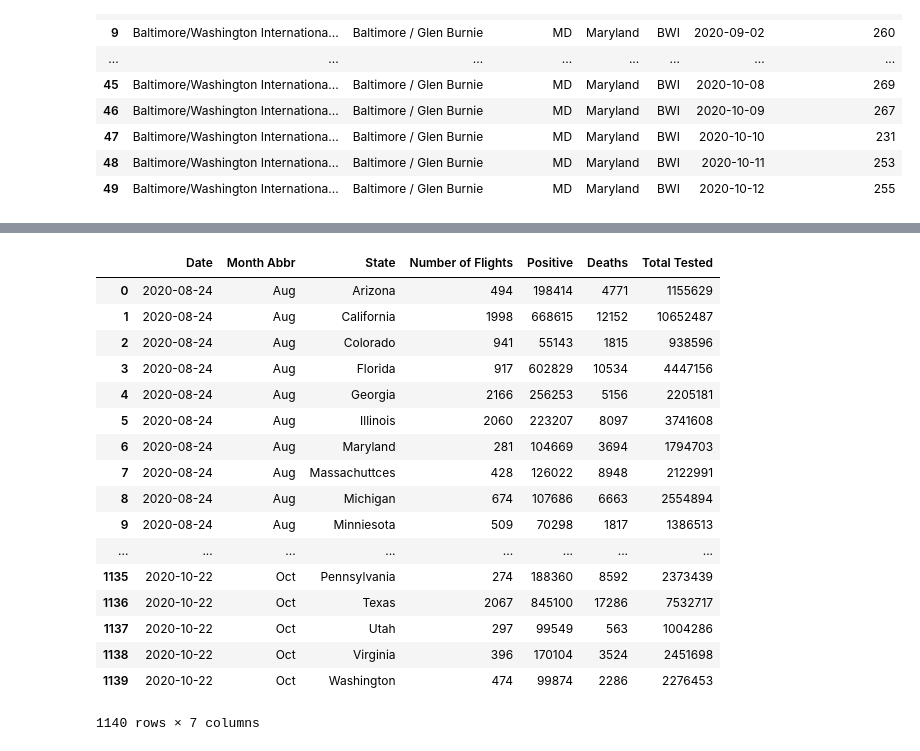
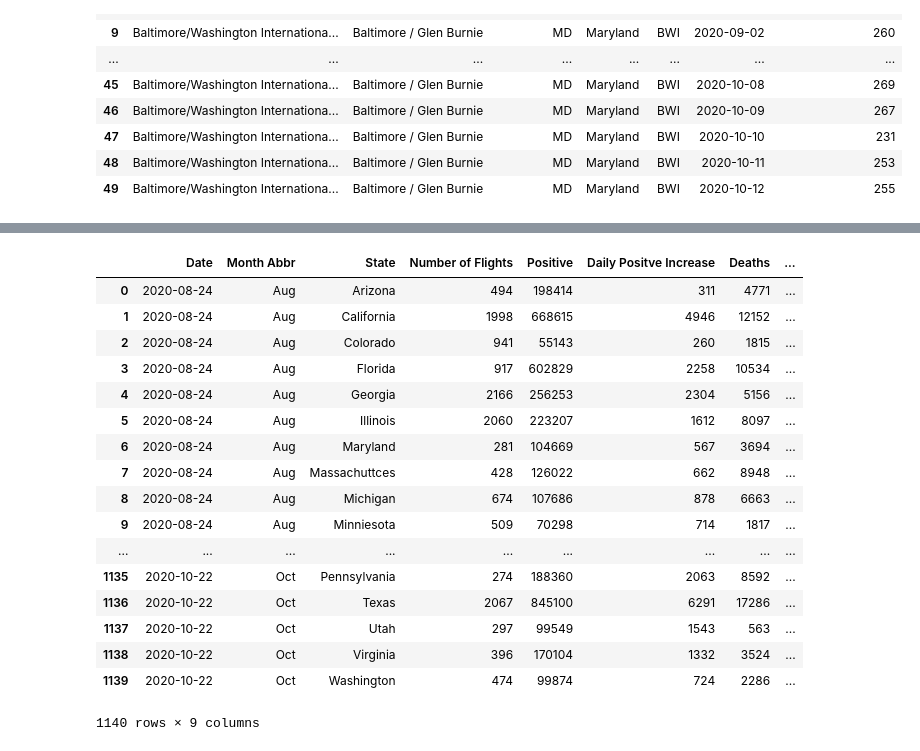
Before and after one commit to MersedehSP/Covid_Analyzer, a Jupyter notebook: Project1.ipynb, the cells around one changed output, grey strips where cells are left out. Cells and saved outputs as stored; diff of their text form; code cells hidden in the pictures.

```diff
--- a/Project1.ipynb
+++ b/Project1.ipynb
@@ -75,7 +75,7 @@ response = requests.get(covid_base_url).json()
 
 # pull the data from a source df to a target df by creating a new df
 
-covid_df = pd.DataFrame(response, columns=['date', 'state', 'positive', 'death', 'hospitalized', 'totalTestResults'])
+covid_df = pd.DataFrame(response, columns=['date', 'state', 'positive', 'death', 'hospitalized', 'totalTestResults', 'positiveIncrease', 'totalTestResultsIncrease'])
 
 #covid_df.fillna(0) replacing the NAN values with zero
 covid_df['hospitalized'] =covid_df['hospitalized'].fillna(0)
@@ -250,6 +250,7 @@ flights_df
 #Merge states data with flights data
 
 merged_df = states_abbrev_df.merge(flights_df, on='IATA')
+merged_df['Date'] = merged_df['Date'].astype(str)
 merged_df.head(50)
 # %% [output]
 |  | Airport | City | state_abbrev | State | IATA | Date | Total Landed Flights |
@@ -346,6 +347,7 @@ merged_df
 # %%
 project_df = pd.DataFrame({"Date": merged_df['Date'], "Month": merged_df["Month"], "State": merged_df["State"],
                           "Number of Flights": merged_df["Total Landed Flights"], "Positive": merged_df["positive"],
-                           "Deaths": merged_df["death"],"Total Tested": merged_df["totalTestResults"] })
+                          "Daily Positve Increase": merged_df["positiveIncrease"], "Deaths": merged_df["death"],
+                          "Total Tested": merged_df["totalTestResults"], "Daily Test Increase": merged_df['totalTestResultsIncrease']})
 project_df
 # %% [output]
@@ -369,5 +372,5 @@ project_df
 # %%
-aggregation_functions = {'Number of Flights': 'sum', 'Positive': 'first', 'Deaths': 'first', 'Total Tested': 'first'}
+aggregation_functions = {'Number of Flights': 'sum', 'Positive': 'first', 'Daily Positve Increase': 'first', 'Deaths': 'first', 'Total Tested': 'first', 'Daily Test Increase': 'first'}
 
 new_project_df = project_df.groupby(['Date', 'Month', 'State']).aggregate(aggregation_functions).reset_index()
 new_project_df
@@ -405,46 +408,46 @@ month_data_df
 # %%
 month_dict = {1: 'Jan',
               2: 'Feb',
               3: 'Mar',
               4: 'Apr',
               5: 'May',
               6: 'Jun',
               7: 'Jul',
               8: 'Aug',
               9: 'Sep',
               10: 'Oct',
               11: 'Nov',
               12: 'Dec'}
 
 month_ser = pd.Series(month_dict)
 
 month_df = pd.DataFrame(month_ser)
 
 month_df.reset_index(inplace=True)
 
 month_df.columns = ['Month', 'Month Abbr']
 full_data_df = pd.merge(new_project_df, month_df, on='Month')
 full_data_df.drop(['Month'], axis=1)
-final_df = full_data_df[['Date', 'Month Abbr', 'State', 'Number of Flights', 'Positive', 'Deaths', 'Total Tested']]
+final_df = full_data_df[['Date', 'Month Abbr', 'State', 'Number of Flights', 'Positive', 'Daily Positve Increase', 'Deaths', 'Total Tested', 'Daily Test Increase']]
 final_df
 # %% [output]
-|  | Date | Month Abbr | State | Number of Flights | Positive | Deaths | Total Tested |
-| 0 | 2020-08-24 | Aug | Arizona | 494 | 198414 | 4771 | 1155629 |
-| 1 | 2020-08-24 | Aug | California | 1998 | 668615 | 12152 | 10652487 |
-| 2 | 2020-08-24 | Aug | Colorado | 941 | 55143 | 1815 | 938596 |
-| 3 | 2020-08-24 | Aug | Florida | 917 | 602829 | 10534 | 4447156 |
-| 4 | 2020-08-24 | Aug | Georgia | 2166 | 256253 | 5156 | 2205181 |
-| 5 | 2020-08-24 | Aug | Illinois | 2060 | 223207 | 8097 | 3741608 |
-| 6 | 2020-08-24 | Aug | Maryland | 281 | 104669 | 3694 | 1794703 |
-| 7 | 2020-08-24 | Aug | Massachuttces | 428 | 126022 | 8948 | 2122991 |
-| 8 | 2020-08-24 | Aug | Michigan | 674 | 107686 | 6663 | 2554894 |
-| 9 | 2020-08-24 | Aug | Minniesota | 509 | 70298 | 1817 | 1386513 |
-| ... | ... | ... | ... | ... | ... | ... | ... |
-| 1135 | 2020-10-22 | Oct | Pennsylvania | 274 | 188360 | 8592 | 2373439 |
-| 1136 | 2020-10-22 | Oct | Texas | 2067 | 845100 | 17286 | 7532717 |
-| 1137 | 2020-10-22 | Oct | Utah | 297 | 99549 | 563 | 1004286 |
-| 1138 | 2020-10-22 | Oct | Virginia | 396 | 170104 | 3524 | 2451698 |
-| 1139 | 2020-10-22 | Oct | Washington | 474 | 99874 | 2286 | 2276453 |
+|  | Date | Month Abbr | State | Number of Flights | Positive | Daily Positve Increase | Deaths | ... |
+| 0 | 2020-08-24 | Aug | Arizona | 494 | 198414 | 311 | 4771 | ... |
+| 1 | 2020-08-24 | Aug | California | 1998 | 668615 | 4946 | 12152 | ... |
+| 2 | 2020-08-24 | Aug | Colorado | 941 | 55143 | 260 | 1815 | ... |
+| 3 | 2020-08-24 | Aug | Florida | 917 | 602829 | 2258 | 10534 | ... |
+| 4 | 2020-08-24 | Aug | Georgia | 2166 | 256253 | 2304 | 5156 | ... |
+| 5 | 2020-08-24 | Aug | Illinois | 2060 | 223207 | 1612 | 8097 | ... |
+| 6 | 2020-08-24 | Aug | Maryland | 281 | 104669 | 567 | 3694 | ... |
+| 7 | 2020-08-24 | Aug | Massachuttces | 428 | 126022 | 662 | 8948 | ... |
+| 8 | 2020-08-24 | Aug | Michigan | 674 | 107686 | 878 | 6663 | ... |
+| 9 | 2020-08-24 | Aug | Minniesota | 509 | 70298 | 714 | 1817 | ... |
+| ... | ... | ... | ... | ... | ... | ... | ... | ... |
+| 1135 | 2020-10-22 | Oct | Pennsylvania | 274 | 188360 | 2063 | 8592 | ... |
+| 1136 | 2020-10-22 | Oct | Texas | 2067 | 845100 | 6291 | 17286 | ... |
+| 1137 | 2020-10-22 | Oct | Utah | 297 | 99549 | 1543 | 563 | ... |
+| 1138 | 2020-10-22 | Oct | Virginia | 396 | 170104 | 1332 | 3524 | ... |
+| 1139 | 2020-10-22 | Oct | Washington | 474 | 99874 | 724 | 2286 | ... |
-1140 rows × 7 columns
+1140 rows × 9 columns
 # %%
 final_df.to_csv('Resources\FullDataSet.csv', index=False)
```
Also changed, not shown: parts of 10 cells of this notebook.
